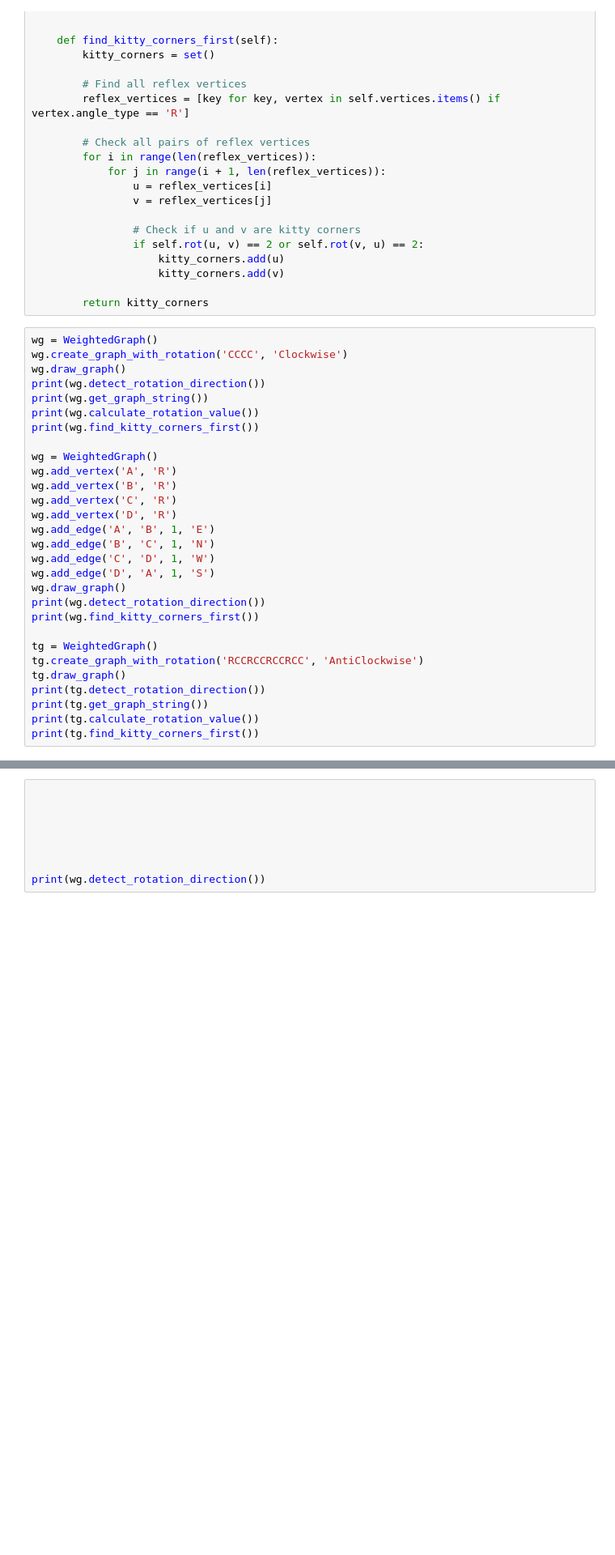
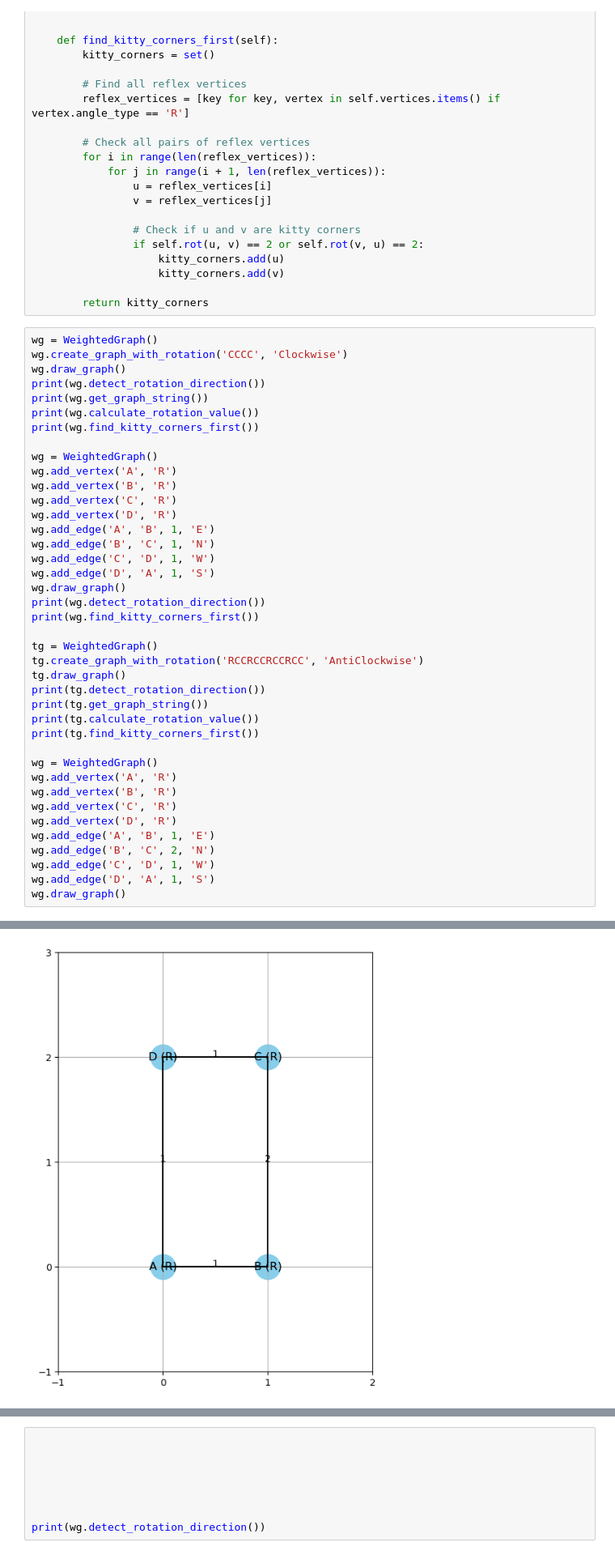
Before and after one commit to KislayTandon22/Graph-Orthogonal-Visualization, a Jupyter notebook: Graph Visualizer/drawing.ipynb, the cells around one changed output, grey strips where cells are left out. Shown: that part at 81% size. Drawn from its saved outputs; the diff is of its cells as text; blank space fills up the shorter version.

```diff
--- a/Graph Visualizer/drawing.ipynb
+++ b/Graph Visualizer/drawing.ipynb
@@ -354,33 +354,45 @@ wg.add_vertex('C', 'R')
 wg.add_vertex('D', 'R')
 wg.add_edge('A', 'B', 1, 'E')
 wg.add_edge('B', 'C', 1, 'N')
 wg.add_edge('C', 'D', 1, 'W')
 wg.add_edge('D', 'A', 1, 'S')
 wg.draw_graph()
 print(wg.detect_rotation_direction())
 print(wg.find_kitty_corners_first())
 
 tg = WeightedGraph()
 tg.create_graph_with_rotation('RCCRCCRCCRCC', 'AntiClockwise')
 tg.draw_graph()
 print(tg.detect_rotation_direction())
 print(tg.get_graph_string())
 print(tg.calculate_rotation_value())
 print(tg.find_kitty_corners_first())
+
+wg = WeightedGraph()
+wg.add_vertex('A', 'R')
+wg.add_vertex('B', 'R')
+wg.add_vertex('C', 'R')
+wg.add_vertex('D', 'R')
+wg.add_edge('A', 'B', 1, 'E')
+wg.add_edge('B', 'C', 2, 'N')
+wg.add_edge('C', 'D', 1, 'W')
+wg.add_edge('D', 'A', 1, 'S')
+wg.draw_graph()
 # %% [output]
 [figure]
 Anticlockwise
 CCCC
 -4
 set()
 [figure]
 Anticlockwise
 set()
 [figure]
 Anticlockwise
 RCCRCCRCCRCC
 -4
 {'A', 'G', 'D', 'J'}
+[figure, added]
 # %%
 def list_all_paths_with_F_angle(wg):
     def find_paths(start, end, path=None, paths=None):
```
Also changed, not shown: parts of 2 cells of this notebook.
